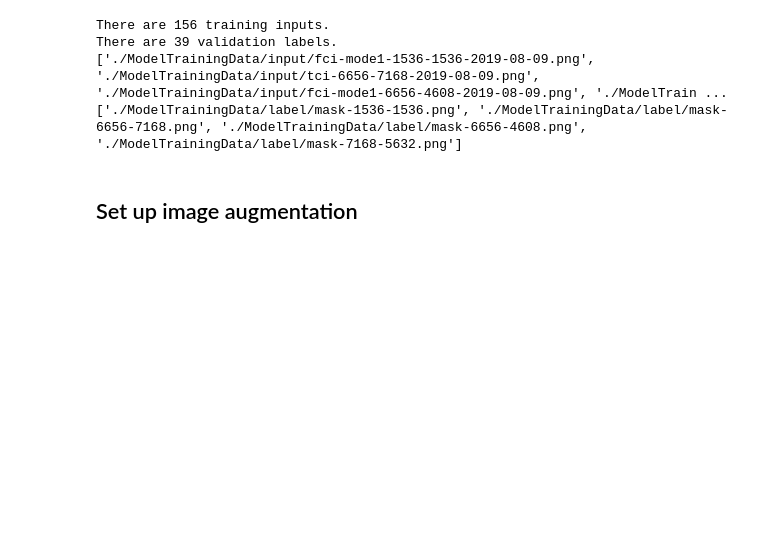
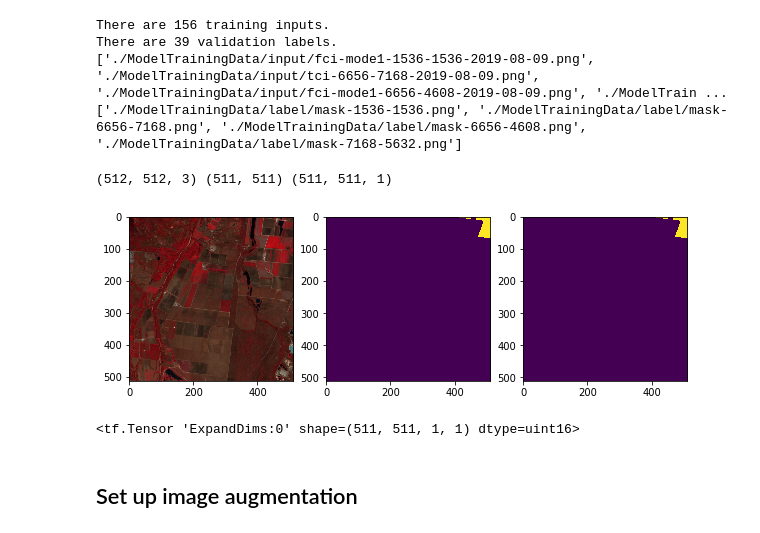
Before and after one commit to Phoebe0222/datathon, a Jupyter notebook: data-process/UNET.ipynb, the cells around one changed output. Cells and saved outputs as stored; diff of their text form; code cells hidden in the pictures; blank space fills up the shorter version.

Commit message:
[phoebe] added visualisation to verify

```diff
--- a/data-process/UNET.ipynb
+++ b/data-process/UNET.ipynb
@@ -47,5 +42,45 @@ There are 156 training inputs.
 There are 39 validation labels.
 ['./ModelTrainingData/input/fci-mode1-1536-1536-2019-08-09.png', './ModelTrainingData/input/tci-6656-7168-2019-08-09.png', './ModelTrainingData/input/fci-mode1-6656-4608-2019-08-09.png', './ModelTrain ...
 ['./ModelTrainingData/label/mask-1536-1536.png', './ModelTrainingData/label/mask-6656-7168.png', './ModelTrainingData/label/mask-6656-4608.png', './ModelTrainingData/label/mask-7168-5632.png']
+# %%
+# reading one file and see
+fname=x_train_filenames[0]
+label_path = y_train_filenames[0]
+
+# decoding images
+img_str = tf.read_file(fname)
+img = tf.image.decode_png(img_str, channels=3)
+label_str=tf.read_file(label_path)
+label_de=tf.image.decode_png(label_str,channels=1,dtype=tf.dtypes.uint16)
+
+# differnt method to open image just to check
+label_img = Image.open(label_path)
+
+
+with tf.Session() as sess:
+    img = sess.run(img)
+    label_de = sess.run(label_de)
+
+    print(img.shape, label_img.size, label_de.shape)
+
+    plt.figure(figsize=(10, 10))
+
+    plt.subplot(1, 3, 1)
+    plt.imshow(img)
+
+    plt.subplot(1, 3, 2)
+    plt.imshow(label_img)
+
+    plt.subplot(1, 3, 3)
+    plt.imshow(label_de[:,:,0])
+
+    plt.show()
+
+# add one more dimemsion, but we don't need sine already in 3 dimemsion
+tf.expand_dims(label_de, axis=-1)
+# %% [output]
+(512, 512, 3) (511, 511) (511, 511, 1)
+[figure, added]
+<tf.Tensor 'ExpandDims:0' shape=(511, 511, 1, 1) dtype=uint16>
 # %% [markdown]
 ## Set up image augmentation
```
Also changed, not shown: parts of 10 cells of this notebook.
